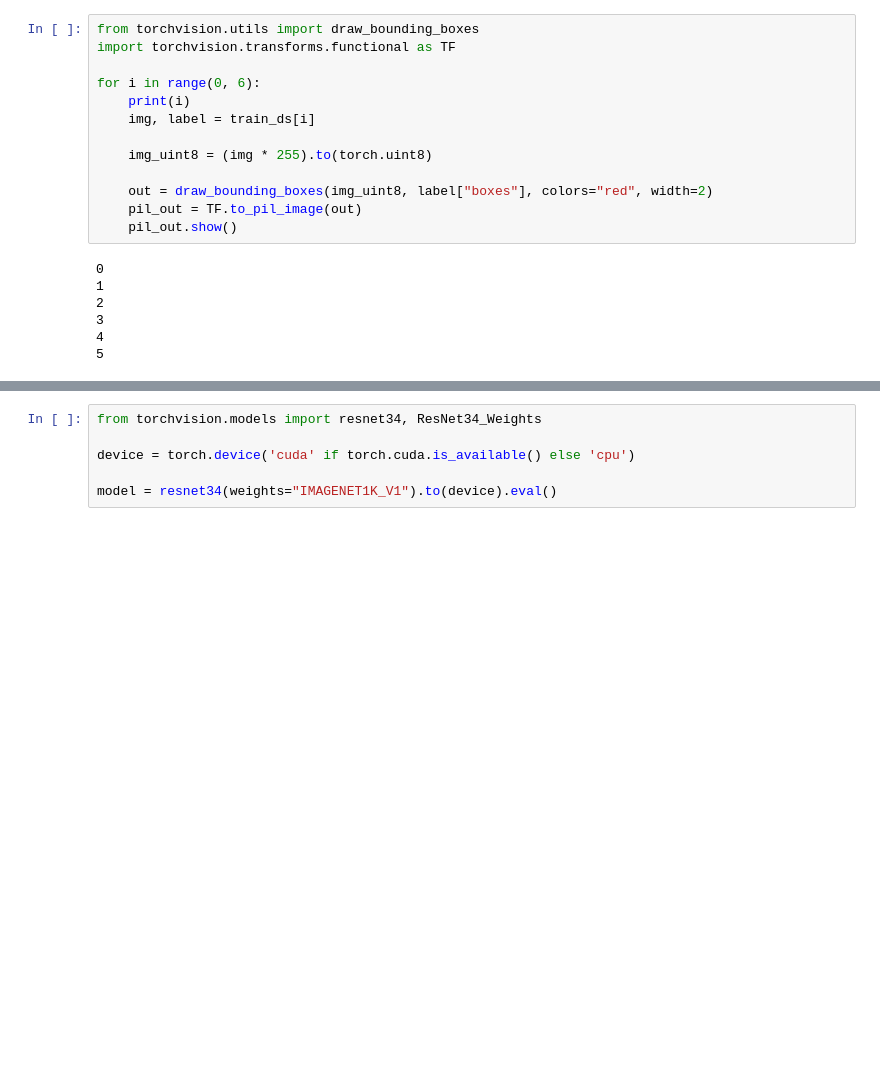
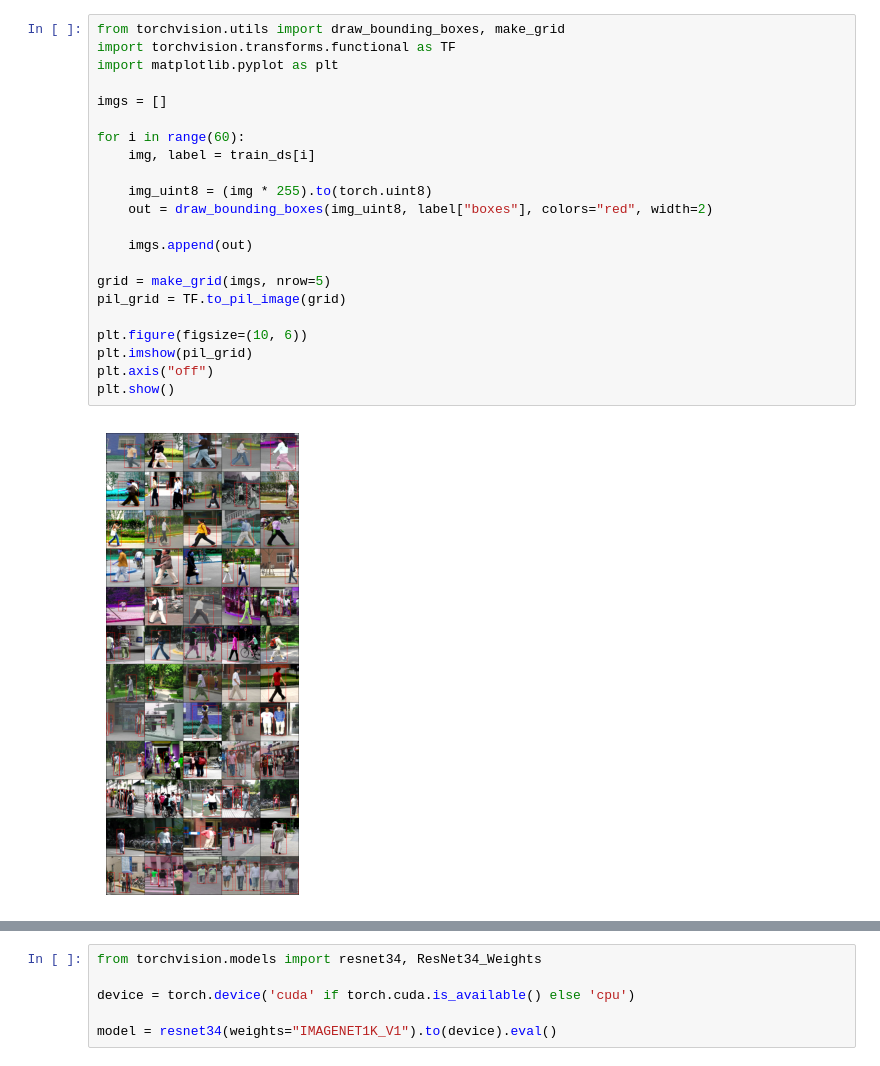
Before and after one commit to Kaizen256/2026-ML-Projects, a Jupyter notebook: Single_Shot_Multibox_Detection/model.ipynb, the cells around one changed output, grey strips where cells are left out. Cells and saved outputs as stored; diff of their text form; blank space fills up the shorter version.

```diff
--- a/Single_Shot_Multibox_Detection/model.ipynb
+++ b/Single_Shot_Multibox_Detection/model.ipynb
@@ -240,23 +279,27 @@ train_ds = PennFudan(root, train=True)
 train_loader = DataLoader(train_ds, batch_size=4, shuffle=True,
                           num_workers=0, collate_fn=collate)
 # %%
-from torchvision.utils import draw_bounding_boxes
+from torchvision.utils import draw_bounding_boxes, make_grid
 import torchvision.transforms.functional as TF
+import matplotlib.pyplot as plt
 
-for i in range(0, 6):
-    print(i)
+imgs = []
+
+for i in range(60):
     img, label = train_ds[i]
 
     img_uint8 = (img * 255).to(torch.uint8)
+    out = draw_bounding_boxes(img_uint8, label["boxes"], colors="red", width=2)
 
-    out = draw_bounding_boxes(img_uint8, label["boxes"], colors="red", width=2)
-    pil_out = TF.to_pil_image(out)
-    pil_out.show()
+    imgs.append(out)
+
+grid = make_grid(imgs, nrow=5)
+pil_grid = TF.to_pil_image(grid)
+
+plt.figure(figsize=(10, 6))
+plt.imshow(pil_grid)
+plt.axis("off")
+plt.show()
 # %% [output]
-0
-1
-2
-3
-4
-5
+[figure, added]
 # %% [markdown]
```
Also changed, not shown: parts of 15 cells of this notebook, 6 other files.
